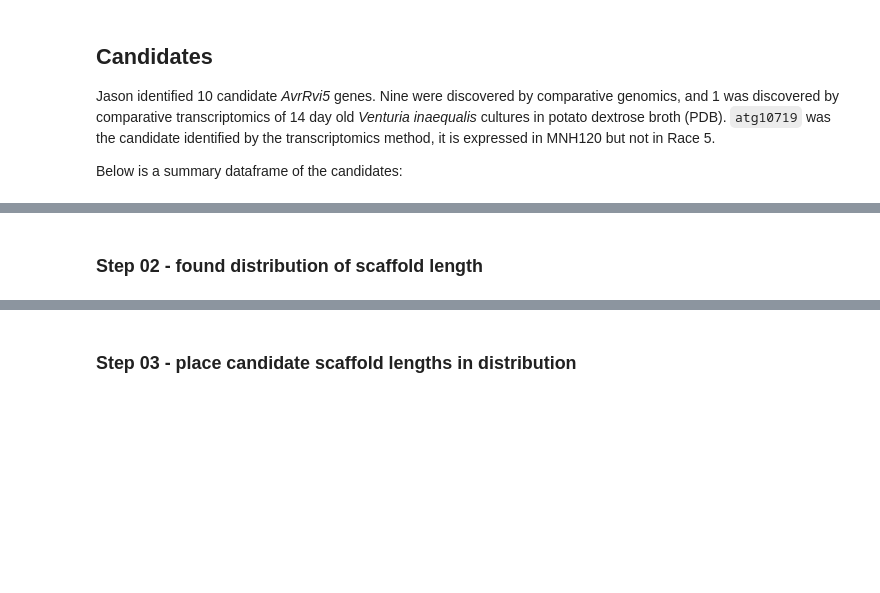
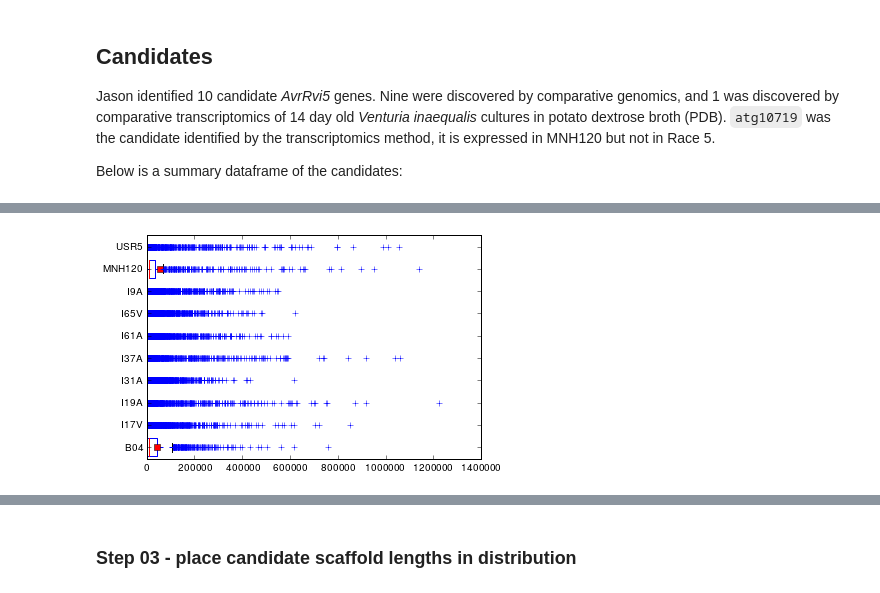
Before and after one commit to PlummerLab/2015-08-18-AvrRvi5_genomic_context, a Jupyter notebook: scaf_stats.ipynb, the cells around one changed output, grey strips where cells are left out. Drawn from its saved outputs; the diff is of its cells as text; code cells hidden in the pictures; blank space fills up the shorter version.

```diff
--- a/scaf_stats.ipynb
+++ b/scaf_stats.ipynb
@@ -70,11 +74,11 @@ THREADS = 2  # Number of CPUs available for calls to BLAST etc.
 # %%
 STEPS = [
     'data',
-    "01-genomic_regions",
-    "02-found_distribution_of_scaffold_length",
+    "01-found_distribution_of_scaffold_length",
+    "02-found_length_distribution_of_scaffolds_with_genes",
     "03-place_candidate_scaffold_lengths_distribution",
-    "04-found_length_distribution_of_scaffolds_with_genes",
-    "05-place_candidate_scaffold_lengths_distribution_gene_contiaining",
+    "04-found_dist_nearest_scaf_end_plotted",
+    "05-found_distance_nearest_te_gene"
     ]
 
 for step in STEPS:
@@ -335,22 +229,31 @@ blastn_results
-# %% [markdown]
-### Step 02 - found distribution of scaffold length
 # %%
 scaffold_lengths = list()
 
 for isolate, genome in GENOMES.items():
     for scaffold, sequence in genome.items():
         row = {
             'isolate': isolate,
             'scaffold': scaffold,
             'length': len(sequence)
             }
         scaffold_lengths.append(row)
 
 scaffold_lengths = pd.DataFrame(scaffold_lengths)
 scaffold_lengths.to_csv(
-    pjoin(STEPS[2], 'scaffold_lengths.csv'),
+    pjoin(STEPS[1], 'scaffold_lengths.csv'),
     index=False,
     sep='\t',
     encoding='utf-8',
     header=True
     )
+
+isolate_names = list()
+isolate_lengths = list()
+for i, j in scaffold_lengths.groupby(['isolate'])['length']:
+    isolate_names.append(i)
+    isolate_lengths.append(j.values)
+fig, ax = plt.subplots()
+dummy = ax.boxplot(isolate_lengths, labels=isolate_names, vert=False, showmeans=True, widths=0.8)
+fig.savefig(pjoin(STEPS[1], 'scaffold_distribution.png'))
+# %% [output]
+[figure, added]
```
Also changed, not shown: parts of 33 cells of this notebook, 4 other files.
